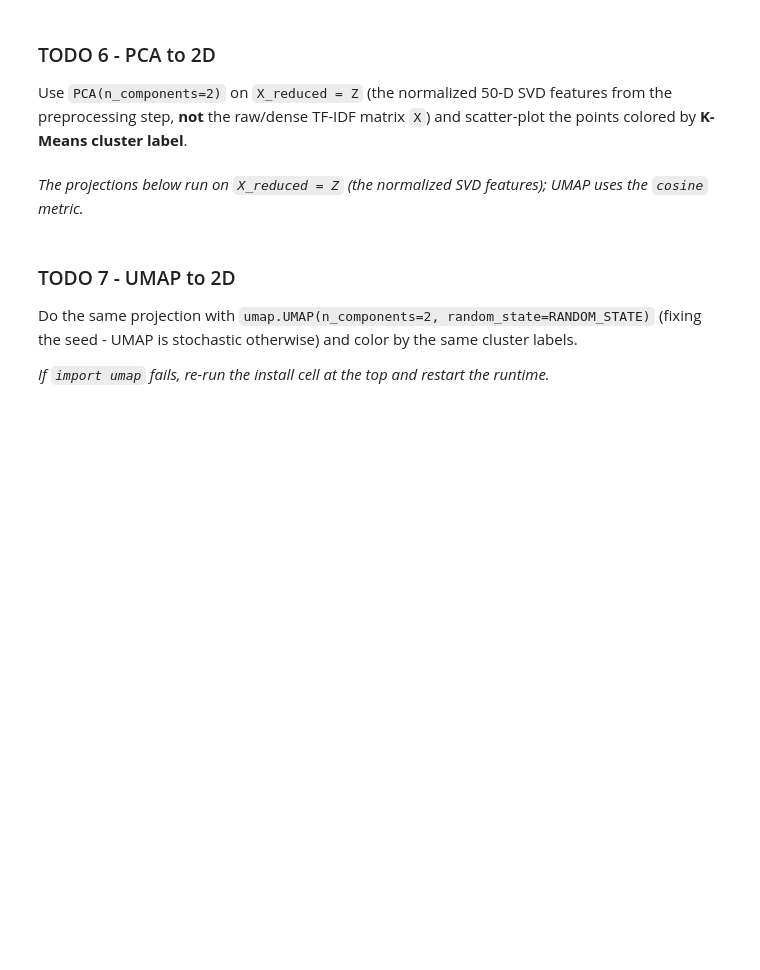
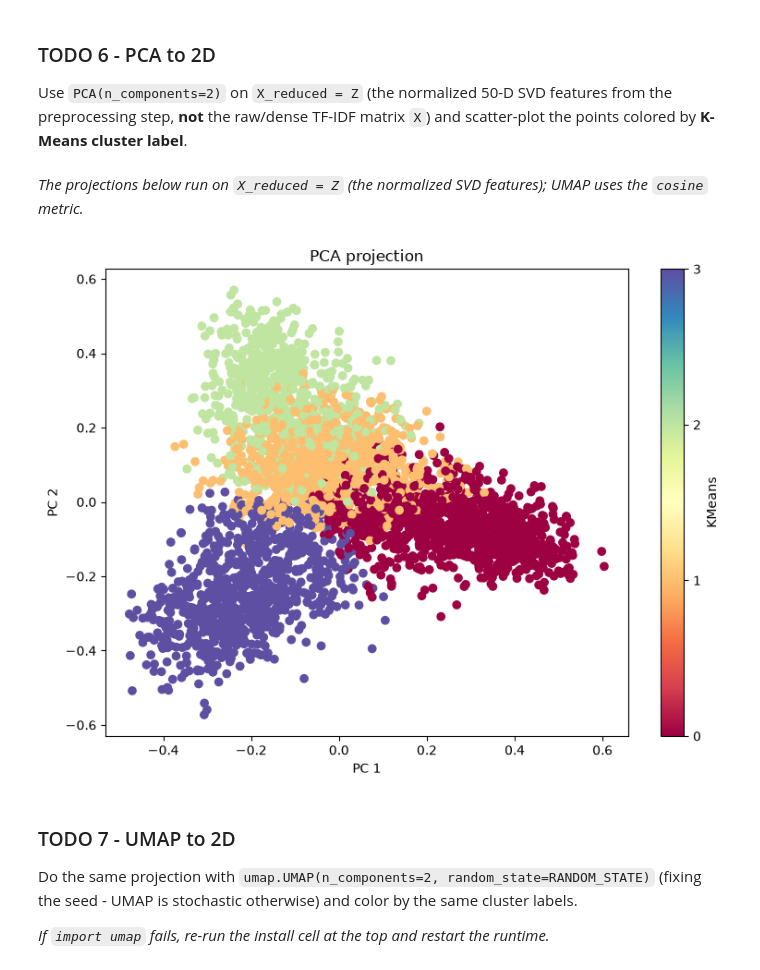
Before and after one commit to Hvemuri2/Supervised-learning-HW-3, a Jupyter notebook: HW3_unsupervised_learning_starter.ipynb, the cells around one changed output. Drawn from its saved outputs; the diff is of its cells as text; code cells hidden in the pictures; blank space fills up the shorter version.

```diff
--- a/HW3_unsupervised_learning_starter.ipynb
+++ b/HW3_unsupervised_learning_starter.ipynb
@@ -579,18 +617,41 @@ colored by **K-Means cluster label**.
 # %%
 # [WRITE CODE]
 from sklearn.decomposition import PCA
 
 # Normalized 50-D document features from the preprocessing step.
 X_reduced = Z
 #####################################################################
 # TODO:                                                             #
 # Project X_reduced to 2D with PCA(n_components=2, random_state=RANDOM_STATE) and    #
 # scatter it, colored by cluster_labels (cmap='Spectral', small marker size).        #
 # Add a colorbar, title, and axis labels.                                           #
-pass
+pca = PCA(
+    n_components=2,
+    random_state=RANDOM_STATE
+)
+
+pca_2d = pca.fit_transform(X_reduced)
+
+plt.figure(figsize=(8, 6))
+
+scatter = plt.scatter(
+    pca_2d[:, 0],
+    pca_2d[:, 1],
+    c=cluster_labels,
+    cmap="Spectral"
+)
+
+plt.colorbar(scatter, ticks=[0, 1, 2, 3], label="KMeans")
+plt.title("PCA projection")
+plt.xlabel("PC 1")
+plt.ylabel("PC 2")
+plt.tight_layout()
+plt.show()
 #####################################################################
 #                       END OF YOUR CODE                            #
 #####################################################################
+# %% [output]
+[figure, added]
 # %% [markdown]
 ### TODO 7 - UMAP to 2D
 
```
Also changed, not shown: parts of 3 cells of this notebook.
